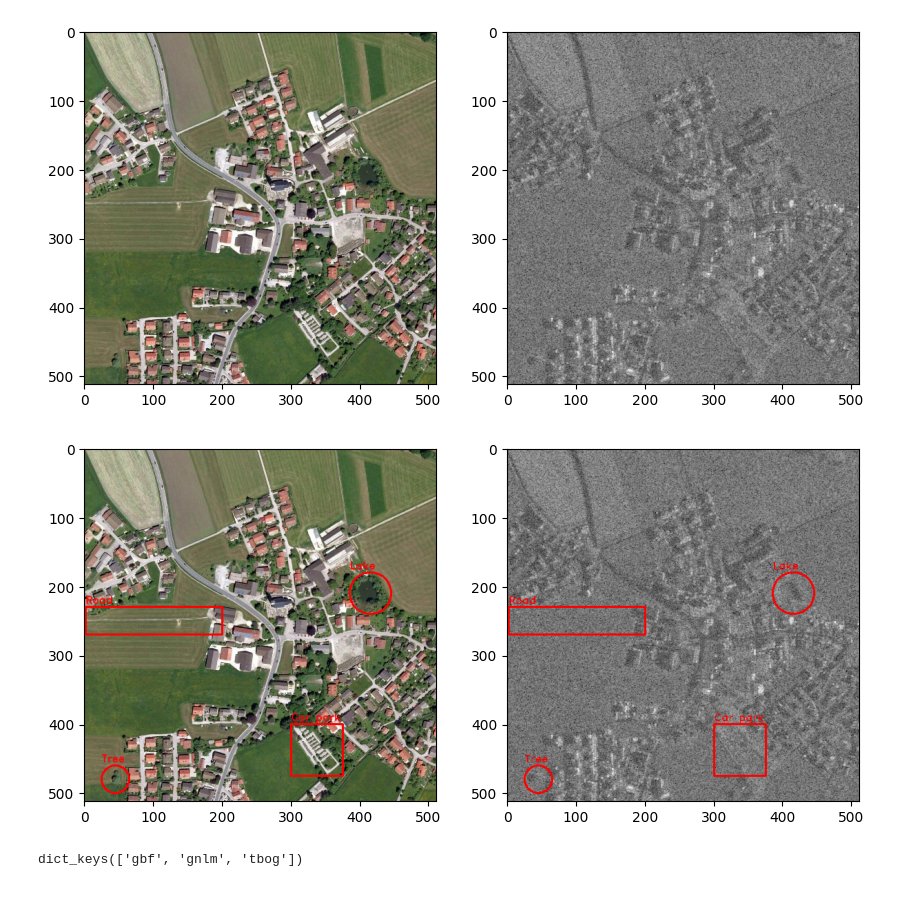
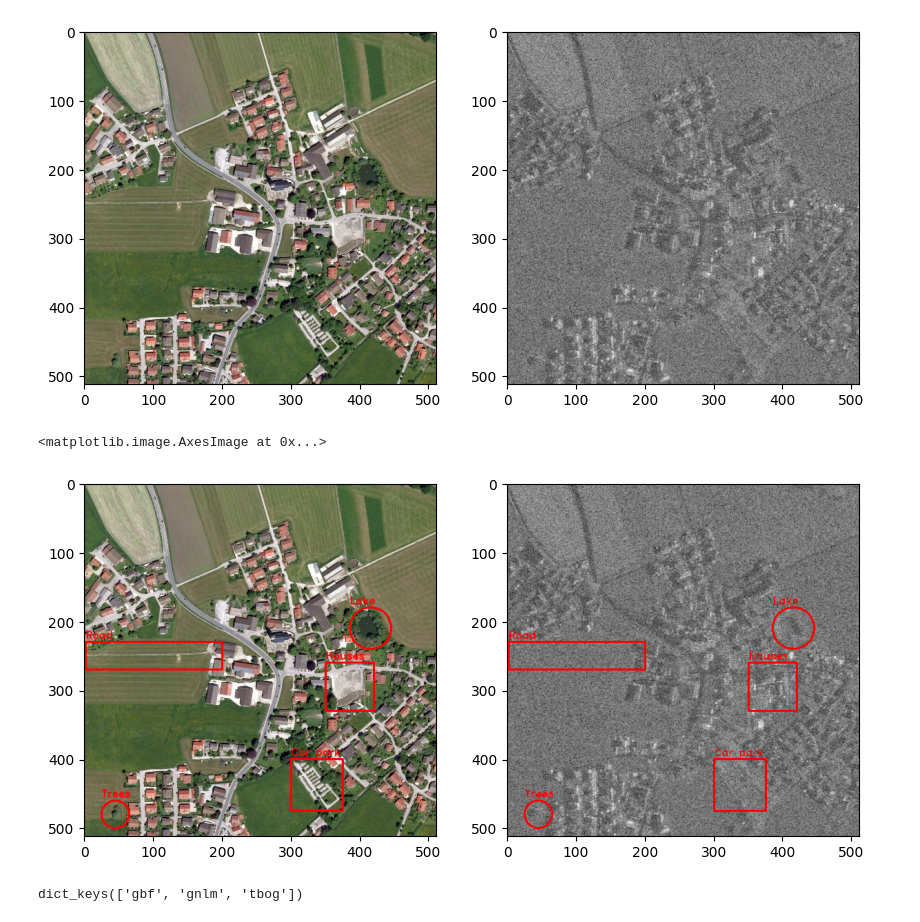
Before and after one commit to mdellaiera/despeckling, a Jupyter notebook: notebooks/compile_results_igarss2026.ipynb, the cells around one changed output. Drawn from its saved outputs; the diff is of its cells as text; code cells hidden in the pictures.

```diff
--- a/notebooks/compile_results_igarss2026.ipynb
+++ b/notebooks/compile_results_igarss2026.ipynb
@@ -63,8 +92,8 @@ def add_annotation(img):
 
     img_annotated = img.copy()
 
-    cv2.putText(img_annotated, "Tree", (45 - 20, 480 - 20 - 5), font, 0.5, (255, 0, 0), lw-1, cv2.LINE_AA)
-    cv2.circle(img_annotated, (45, 480), 20, (255, 0, 0), lw)  # Tree
+    cv2.putText(img_annotated, "Trees", (45 - 20, 480 - 20 - 5), font, 0.5, (255, 0, 0), lw-1, cv2.LINE_AA)
+    cv2.circle(img_annotated, (45, 480), 20, (255, 0, 0), lw)  # Trees
 
     cv2.putText(img_annotated, "Lake", (415 - 30, 210 - 30 - 5), font, 0.5, (255, 0, 0), lw-1, cv2.LINE_AA)
     cv2.circle(img_annotated, (415, 210), 30, (255, 0, 0), lw)  # Lake
@@ -75,21 +104,25 @@ def add_annotation(img):
     cv2.putText(img_annotated, "Car park", (300, 400 - 5), font, 0.5, (255, 0, 0), lw-1, cv2.LINE_AA)
     cv2.rectangle(img_annotated, (300, 400), (375, 475), (255, 0, 0), lw)  # Car park
 
+    cv2.putText(img_annotated, "Houses", (350, 260 - 5), font, 0.5, (255, 0, 0), lw-1, cv2.LINE_AA)
+    cv2.rectangle(img_annotated, (350, 260), (420, 330), (255, 0, 0), lw)  # House
+
     return img_annotated
 # %%
 eo_annotated = add_annotation(eo).clip(0, 255).astype(np.uint8)
-sar_annotated = add_annotation(np.dstack([T(sar) * 255.] * 3)).clip(0, 255).astype(np.uint8)
+sar_annotated = add_annotation(np.dstack([T(sar)[0] * 255.] * 3)).clip(0, 255).astype(np.uint8)
 
 plt.figure(figsize=(10, 5))
 plt.subplot(1, 2, 1)
 plt.imshow(eo_annotated)
 plt.subplot(1, 2, 2)
 plt.imshow(sar_annotated)
 
-plt.imsave(Path.home() / 'Downloads' / 'eo_village_annotated.png', eo_annotated, dpi=300)
-plt.imsave(Path.home() / 'Downloads' / 'sar_village_annotated.png', sar_annotated, dpi=300)
+# plt.imsave(Path.home() / 'Downloads' / 'eo_village_annotated.png', eo_annotated, dpi=300)
+# plt.imsave(Path.home() / 'Downloads' / 'sar_village_annotated.png', sar_annotated, dpi=300)
 # %% [output]
+<matplotlib.image.AxesImage at 0x...>
-[figure, old version]
+[figure, new version]
 # %%
 results_dict = {}
 
```
Also changed, not shown: parts of 15 cells of this notebook, 32 other files.
